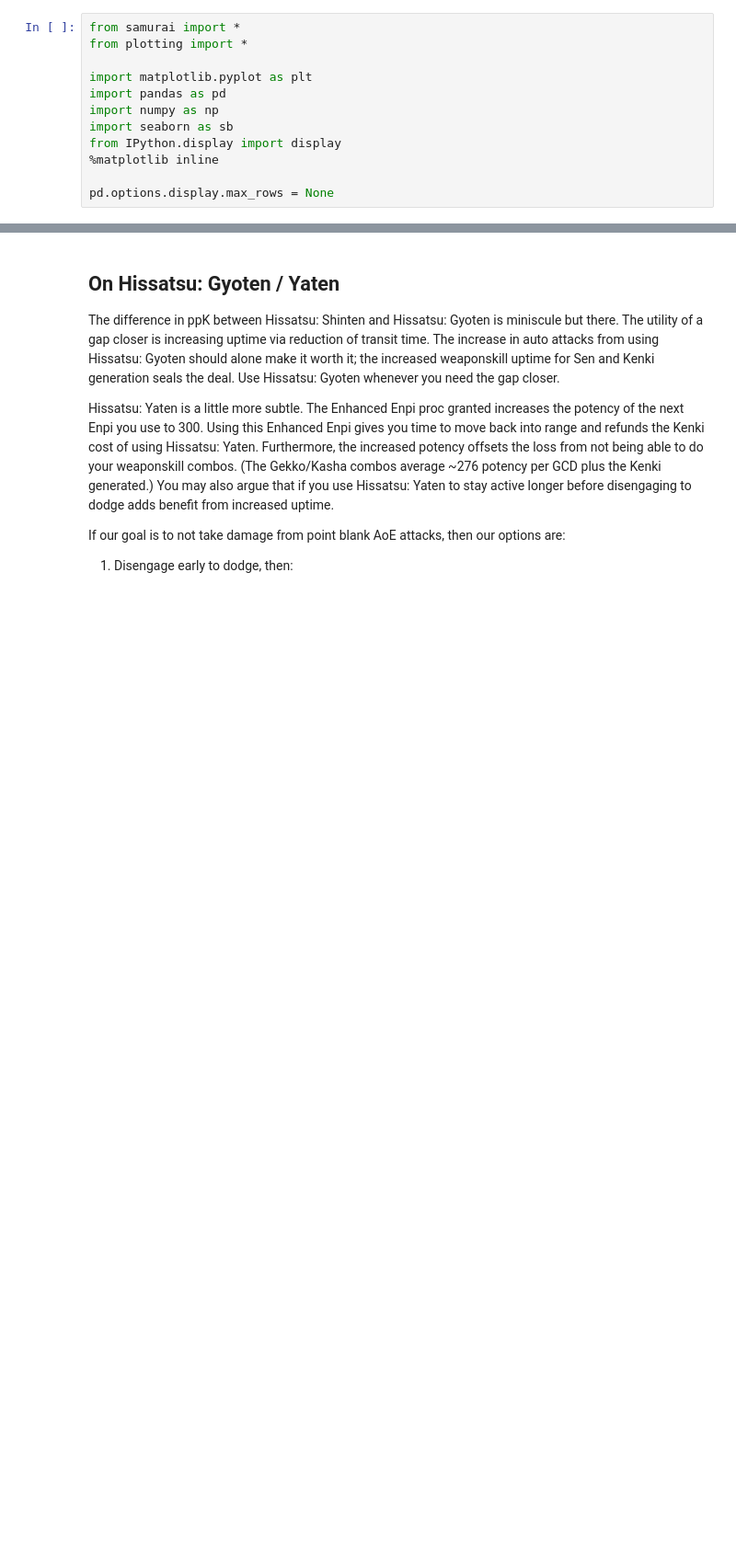
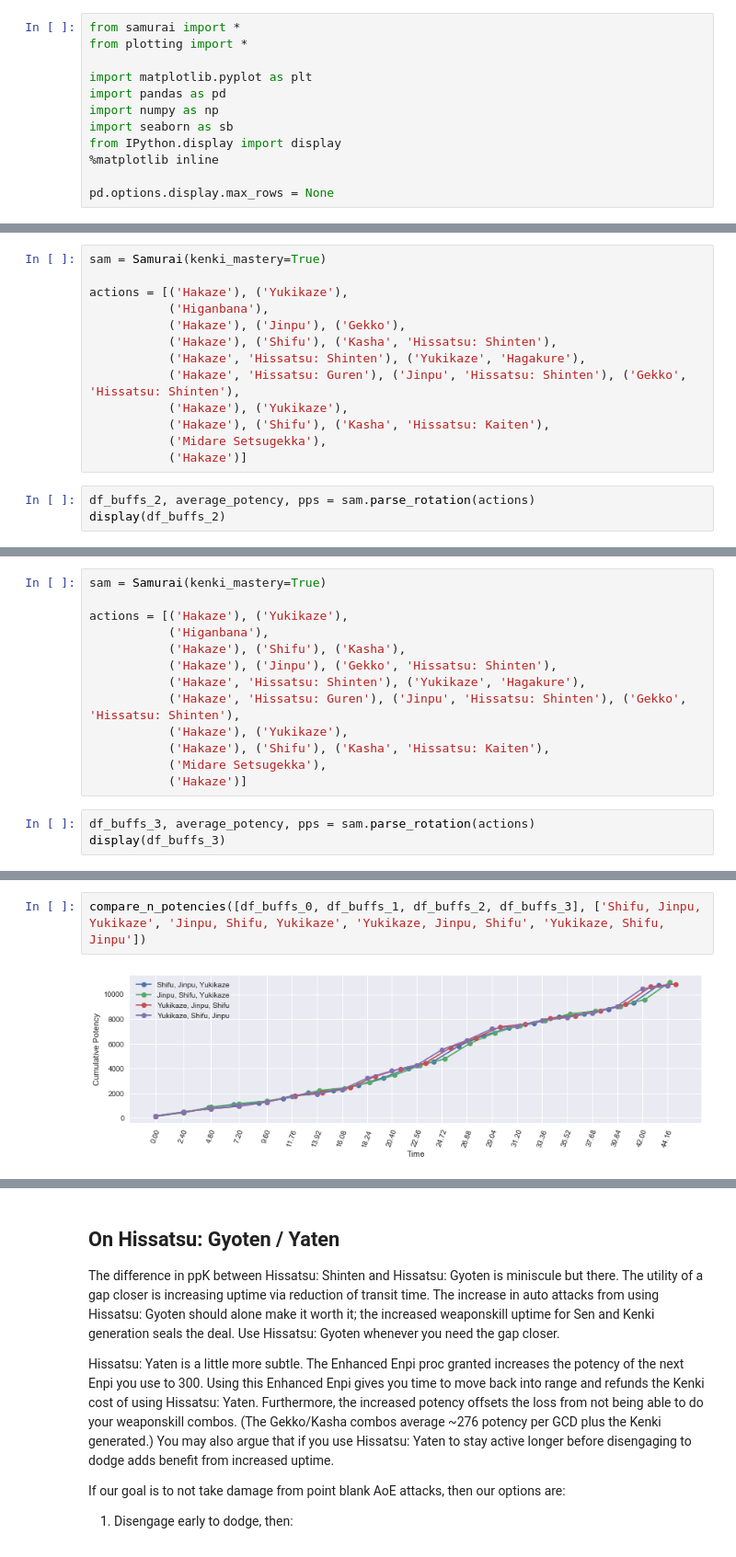
Before and after one commit to rconcep/ffxiv, a Jupyter notebook: sam-by-the-numbers-part-5.ipynb, the cells around one changed output, grey strips where cells are left out. Shown at 92% size. Cells and saved outputs as stored; diff of their text form; blank space fills up the shorter version.

```diff
--- a/sam-by-the-numbers-part-5.ipynb
+++ b/sam-by-the-numbers-part-5.ipynb
@@ -22,0 +96,16 @@ asdf
+# %%
+sam = Samurai(kenki_mastery=True)
+
+actions = [('Hakaze'), ('Yukikaze'),
+           ('Higanbana'),
+           ('Hakaze'), ('Jinpu'), ('Gekko'),
+           ('Hakaze'), ('Shifu'), ('Kasha', 'Hissatsu: Shinten'),
+           ('Hakaze', 'Hissatsu: Shinten'), ('Yukikaze', 'Hagakure'),
+           ('Hakaze', 'Hissatsu: Guren'), ('Jinpu', 'Hissatsu: Shinten'), ('Gekko', 'Hissatsu: Shinten'),
+           ('Hakaze'), ('Yukikaze'),
+           ('Hakaze'), ('Shifu'), ('Kasha', 'Hissatsu: Kaiten'),
+           ('Midare Setsugekka'),
+           ('Hakaze')]
+# %%
+df_buffs_2, average_potency, pps = sam.parse_rotation(actions)
+display(df_buffs_2)
@@ -22,0 +134,16 @@ asdf
+# %%
+sam = Samurai(kenki_mastery=True)
+
+actions = [('Hakaze'), ('Yukikaze'),
+           ('Higanbana'),
+           ('Hakaze'), ('Shifu'), ('Kasha'),
+           ('Hakaze'), ('Jinpu'), ('Gekko', 'Hissatsu: Shinten'),
+           ('Hakaze', 'Hissatsu: Shinten'), ('Yukikaze', 'Hagakure'),
+           ('Hakaze', 'Hissatsu: Guren'), ('Jinpu', 'Hissatsu: Shinten'), ('Gekko', 'Hissatsu: Shinten'),
+           ('Hakaze'), ('Yukikaze'),
+           ('Hakaze'), ('Shifu'), ('Kasha', 'Hissatsu: Kaiten'),
+           ('Midare Setsugekka'),
+           ('Hakaze')]
+# %%
+df_buffs_3, average_potency, pps = sam.parse_rotation(actions)
+display(df_buffs_3)
@@ -22,0 +170,4 @@ asdf
+# %%
+compare_n_potencies([df_buffs_0, df_buffs_1, df_buffs_2, df_buffs_3], ['Shifu, Jinpu, Yukikaze', 'Jinpu, Shifu, Yukikaze', 'Yukikaze, Jinpu, Shifu', 'Yukikaze, Shifu, Jinpu'])
+# %% [output]
+[figure, added]
```
Also changed, not shown: parts of 24 cells of this notebook.
